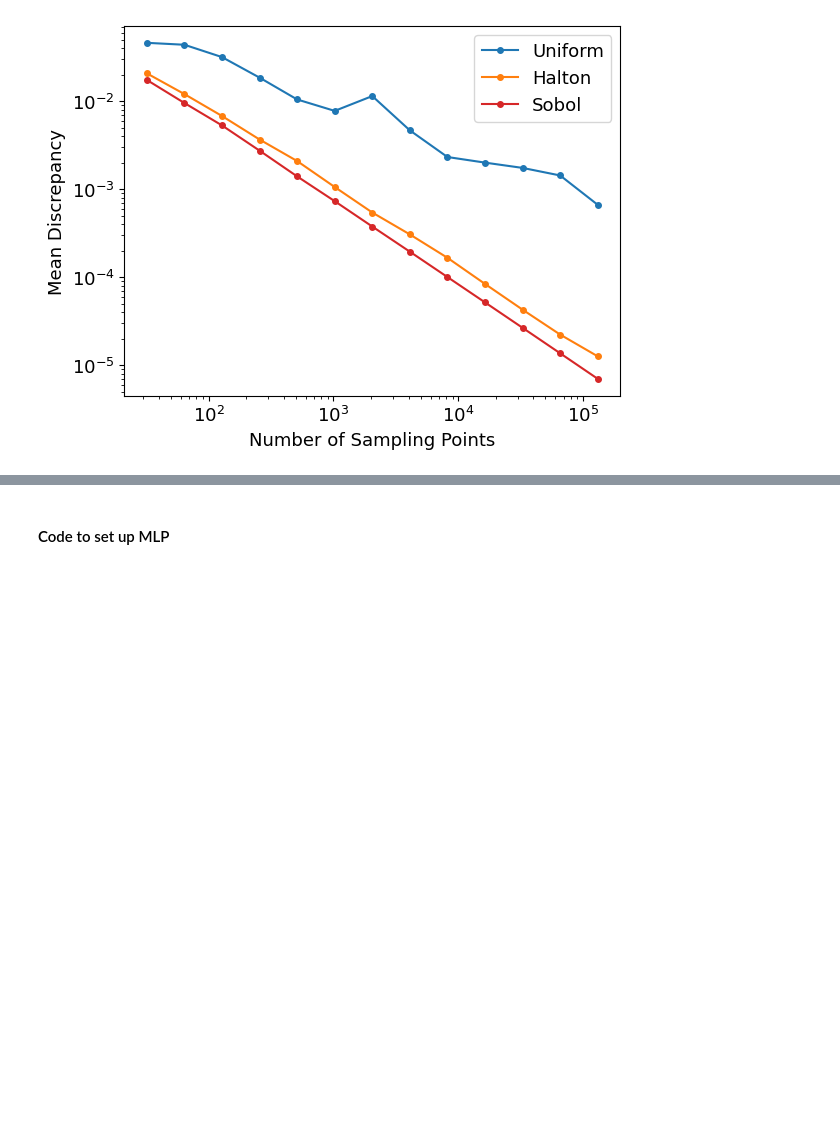
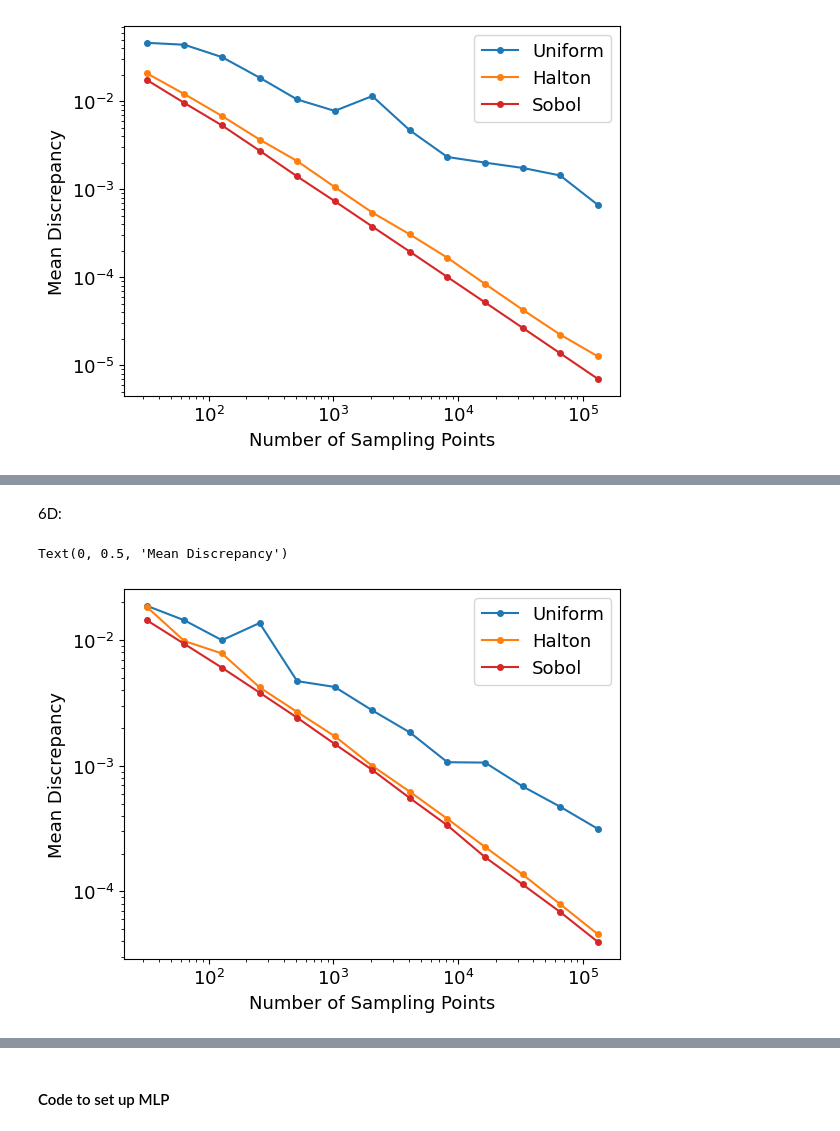
Before and after one commit to Gautam-Chauhan/MSc-Thesis, a Jupyter notebook: scenario_1.ipynb, the cells around one changed output, grey strips where cells are left out. Saved outputs shown, nothing was run; the diff lists cells and outputs as text; code cells hidden in the pictures; blank space fills up the shorter version.

```diff
--- a/scenario_1.ipynb
+++ b/scenario_1.ipynb
@@ -338,0 +339,12 @@ Text(0, 0.5, 'Mean Discrepancy')
+# %% [markdown]
+6D:
+# %%
+plt.loglog(sample_sizes,uniform_mean_discrepancies[2,:],marker="o",markersize=4,label="Uniform")
+plt.loglog(sample_sizes,halton_mean_discrepancies[2,:],marker="o",markersize=4,label="Halton",color="tab:orange")
+plt.loglog(sample_sizes,sobol_mean_discrepancies[2,:],marker="o",markersize=4,label="Sobol",color="tab:red")
+plt.legend()
+plt.xlabel("Number of Sampling Points")
+plt.ylabel("Mean Discrepancy")
+# %% [output]
+Text(0, 0.5, 'Mean Discrepancy')
+[figure, added]
```
Also changed, not shown: parts of 20 cells of this notebook.
